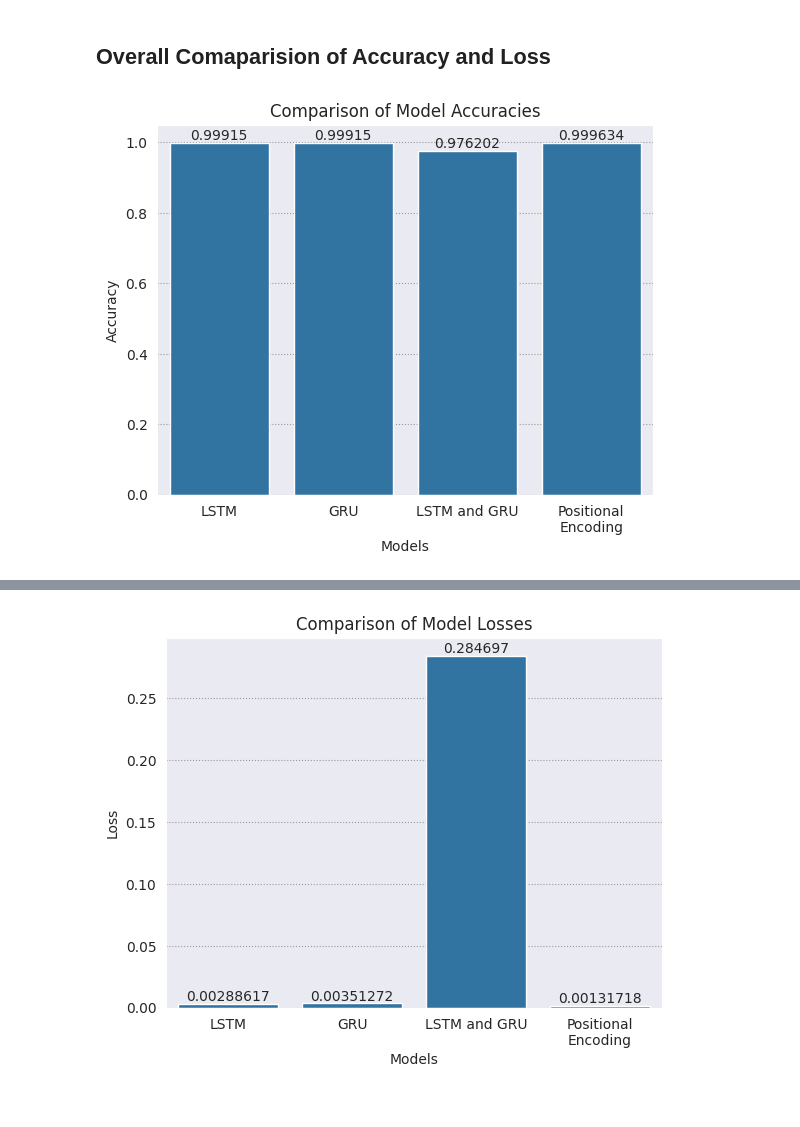
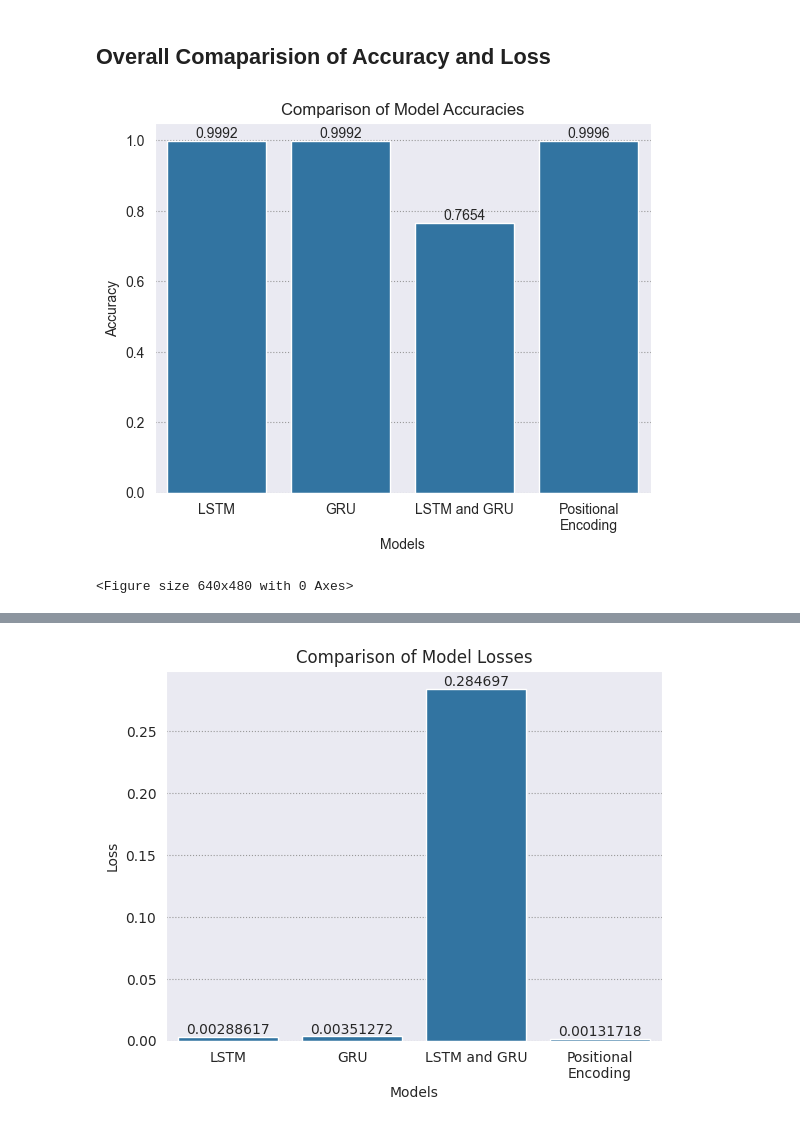
Before and after one commit to gdhanush27/Tanglish-to-English, a Jupyter notebook: project.ipynb, the cells around one changed output, grey strips where cells are left out. Saved outputs shown, nothing was run; the diff lists cells and outputs as text; code cells hidden in the pictures.

```diff
--- a/project.ipynb
+++ b/project.ipynb
@@ -737,13 +742,15 @@ Translated by Positional Encoding = what's happening here?
 # %%
 l1 = ["LSTM","GRU","LSTM and GRU","Positional\nEncoding"]
 sns.set_style("darkgrid", {"grid.color": ".6", "grid.linestyle": ":"})
-ax = sns.barplot(x=l1, y=accuracy, errorbar=None,legend="brief")
+ax = sns.barplot(x=l1, y=[float(matche1[-1]),float(matche2[-1]),float(matche3[-1]),float(matche4[-1])], errorbar=None,legend="brief")
 ax.bar_label(ax.containers[0], fontsize=10);
 plt.xlabel('Models')
 plt.ylabel('Accuracy')
 plt.title('Comparison of Model Accuracies')
 
 # Displaying the histogram
 plt.show()
+plt.savefig('plot_image.png')
 # %% [output]
-[figure, old version]
+[figure, new version]
+<Figure size 640x480 with 0 Axes>
```
Also changed, not shown: parts of 5 cells of this notebook, 4 other files.
